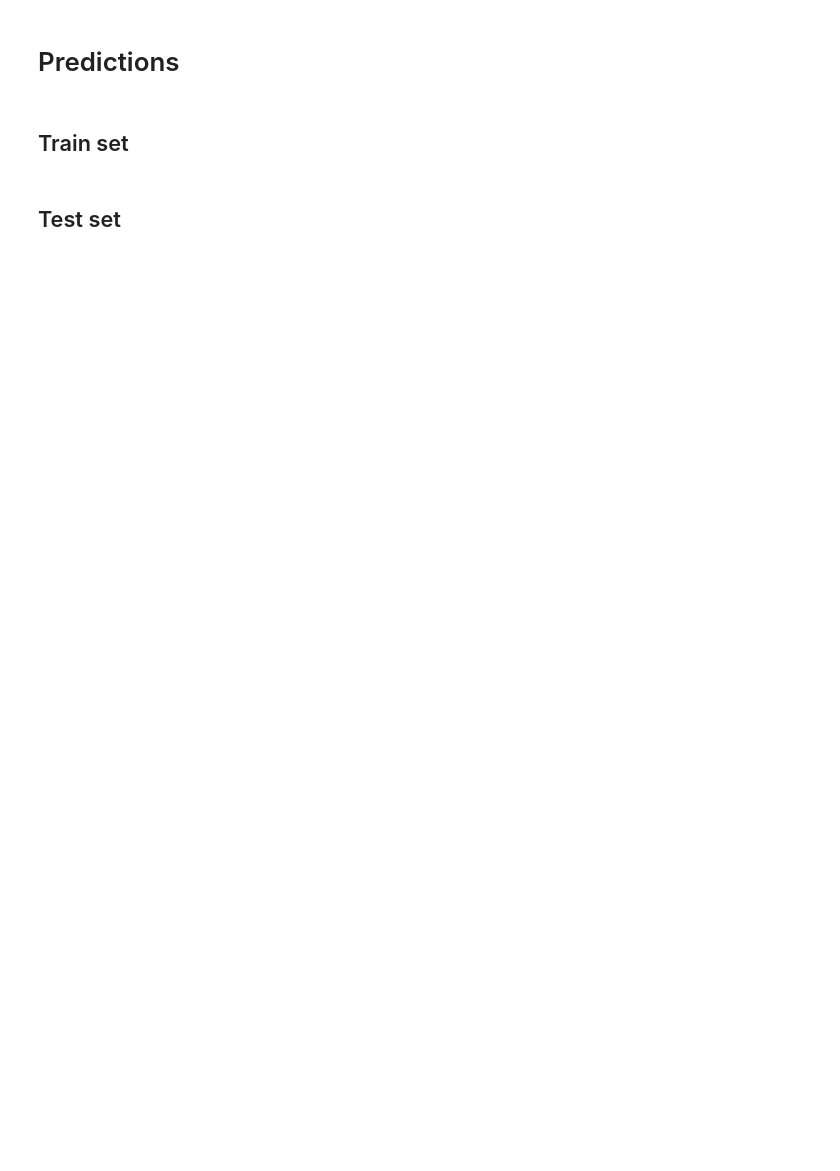
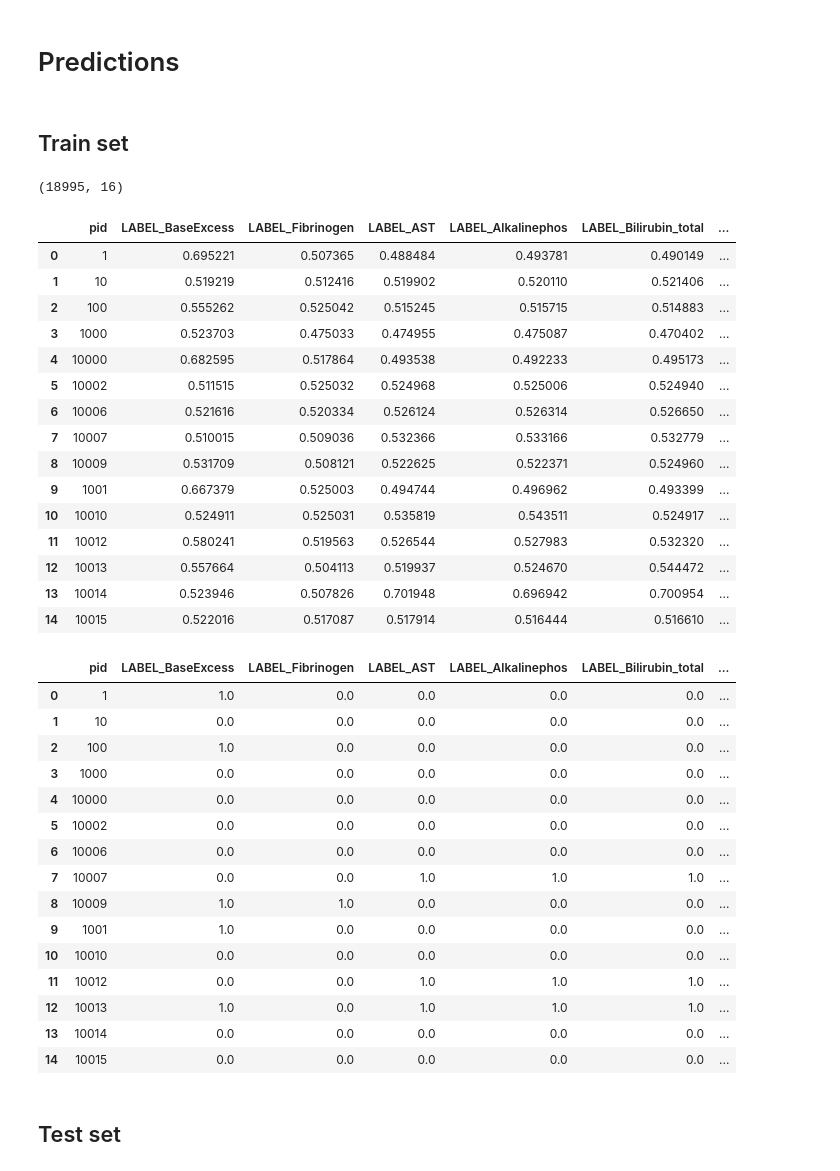
Before and after one commit to dvdblk/iml20, a Jupyter notebook: task_2/task_2.ipynb, the cells around one changed output. Saved outputs shown, nothing was run; the diff lists cells and outputs as text; code cells hidden in the pictures; blank space fills up the shorter version.

```diff
--- a/task_2/task_2.ipynb
+++ b/task_2/task_2.ipynb
@@ -338,11 +378,45 @@ def predict(df):
 # %% [markdown]
 ## Train set
 # %%
-prediction_labels_df = predict(X_df.iloc[:, :])
+prediction_labels_df = predict(X_df)
 
 print(prediction_labels_df.shape)
 display(prediction_labels_df.head(15))
 display(train_labels_df.head(15))
+# %% [output]
+(18995, 16)
+|  | pid | LABEL_BaseExcess | LABEL_Fibrinogen | LABEL_AST | LABEL_Alkalinephos | LABEL_Bilirubin_total | ... |
+| 0 | 1 | 0.695221 | 0.507365 | 0.488484 | 0.493781 | 0.490149 | ... |
+| 1 | 10 | 0.519219 | 0.512416 | 0.519902 | 0.520110 | 0.521406 | ... |
+| 2 | 100 | 0.555262 | 0.525042 | 0.515245 | 0.515715 | 0.514883 | ... |
+| 3 | 1000 | 0.523703 | 0.475033 | 0.474955 | 0.475087 | 0.470402 | ... |
+| 4 | 10000 | 0.682595 | 0.517864 | 0.493538 | 0.492233 | 0.495173 | ... |
+| 5 | 10002 | 0.511515 | 0.525032 | 0.524968 | 0.525006 | 0.524940 | ... |
+| 6 | 10006 | 0.521616 | 0.520334 | 0.526124 | 0.526314 | 0.526650 | ... |
+| 7 | 10007 | 0.510015 | 0.509036 | 0.532366 | 0.533166 | 0.532779 | ... |
+| 8 | 10009 | 0.531709 | 0.508121 | 0.522625 | 0.522371 | 0.524960 | ... |
+| 9 | 1001 | 0.667379 | 0.525003 | 0.494744 | 0.496962 | 0.493399 | ... |
+| 10 | 10010 | 0.524911 | 0.525031 | 0.535819 | 0.543511 | 0.524917 | ... |
+| 11 | 10012 | 0.580241 | 0.519563 | 0.526544 | 0.527983 | 0.532320 | ... |
+| 12 | 10013 | 0.557664 | 0.504113 | 0.519937 | 0.524670 | 0.544472 | ... |
+| 13 | 10014 | 0.523946 | 0.507826 | 0.701948 | 0.696942 | 0.700954 | ... |
+| 14 | 10015 | 0.522016 | 0.517087 | 0.517914 | 0.516444 | 0.516610 | ... |
+|  | pid | LABEL_BaseExcess | LABEL_Fibrinogen | LABEL_AST | LABEL_Alkalinephos | LABEL_Bilirubin_total | ... |
+| 0 | 1 | 1.0 | 0.0 | 0.0 | 0.0 | 0.0 | ... |
+| 1 | 10 | 0.0 | 0.0 | 0.0 | 0.0 | 0.0 | ... |
+| 2 | 100 | 1.0 | 0.0 | 0.0 | 0.0 | 0.0 | ... |
+| 3 | 1000 | 0.0 | 0.0 | 0.0 | 0.0 | 0.0 | ... |
+| 4 | 10000 | 0.0 | 0.0 | 0.0 | 0.0 | 0.0 | ... |
+| 5 | 10002 | 0.0 | 0.0 | 0.0 | 0.0 | 0.0 | ... |
+| 6 | 10006 | 0.0 | 0.0 | 0.0 | 0.0 | 0.0 | ... |
+| 7 | 10007 | 0.0 | 0.0 | 1.0 | 1.0 | 1.0 | ... |
+| 8 | 10009 | 1.0 | 1.0 | 0.0 | 0.0 | 0.0 | ... |
+| 9 | 1001 | 1.0 | 0.0 | 0.0 | 0.0 | 0.0 | ... |
+| 10 | 10010 | 0.0 | 0.0 | 0.0 | 0.0 | 0.0 | ... |
+| 11 | 10012 | 0.0 | 0.0 | 1.0 | 1.0 | 1.0 | ... |
+| 12 | 10013 | 1.0 | 0.0 | 1.0 | 1.0 | 1.0 | ... |
+| 13 | 10014 | 0.0 | 0.0 | 0.0 | 0.0 | 0.0 | ... |
+| 14 | 10015 | 0.0 | 0.0 | 0.0 | 0.0 | 0.0 | ... |
 # %%
 prediction_labels_df.to_csv('data/prediction_train.csv', index=False, float_format='%.3f')
 # %%
```
Also changed, not shown: parts of 5 cells of this notebook, 5 other files.
